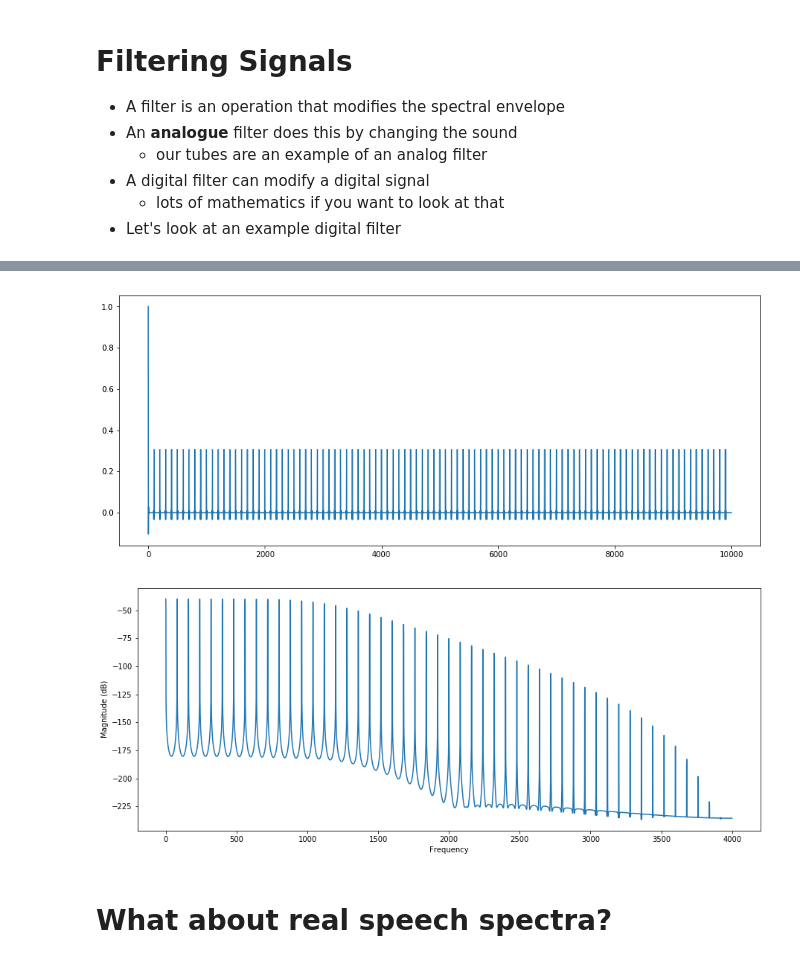
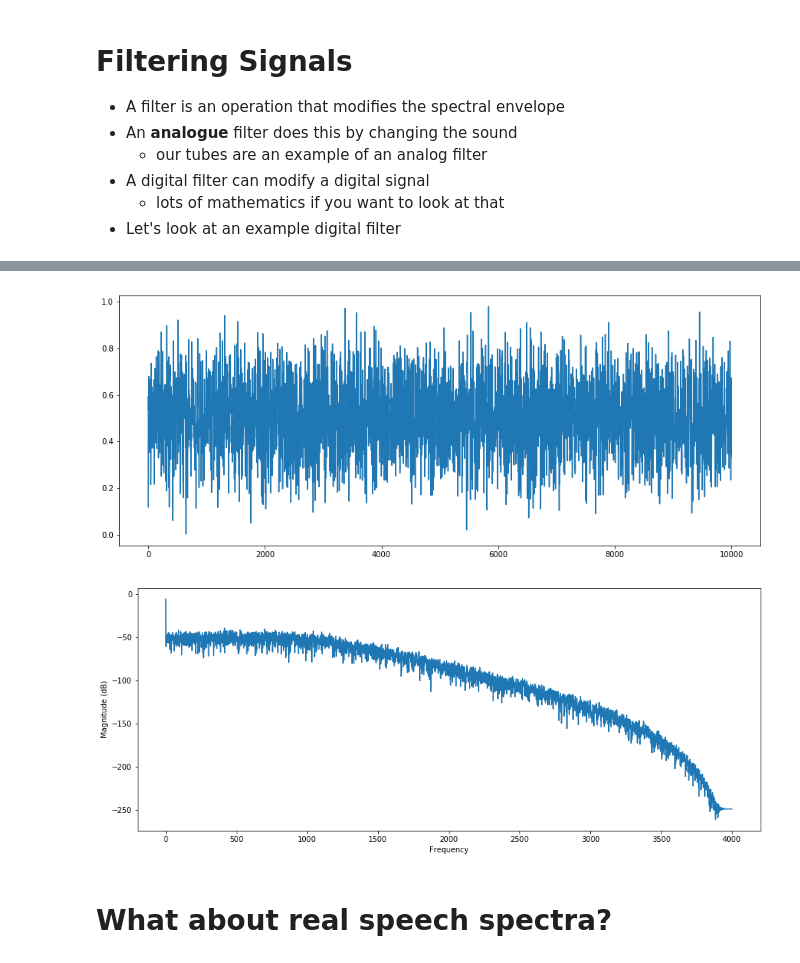
Before and after one commit to stevecassidy/reproducability-speech-analysis, a Jupyter notebook: lectures/L03 Speech Acoustics.ipynb, the cells around one changed output, grey strips where cells are left out. Saved outputs shown, nothing was run; the diff lists cells and outputs as text; code cells hidden in the pictures.

```diff
--- a/lectures/L03 Speech Acoustics.ipynb
+++ b/lectures/L03 Speech Acoustics.ipynb
@@ -98,16 +98,16 @@ p = plt.magnitude_spectrum(noise, Fs=8000, scale='dB')
 # %%
 from scipy import signal
 b, a = signal.butter(3, 0.3)
-y = signal.filtfilt(b, a, impulse_train)
+y = signal.filtfilt(b, a, noise)
 plt.plot(y)
 Audio(data=y, rate=8000)
 # %% [output]
 [interactive output not drawn]
-[figure, old version]
+[figure, new version]
 # %%
 p = plt.magnitude_spectrum(y, Fs=8000, scale='dB')
 # %% [output]
-[figure, old version]
+[figure, new version]
 # %% [markdown]
 # What about real speech spectra?
 # %%
```
Also changed, not shown: 4 other files.
